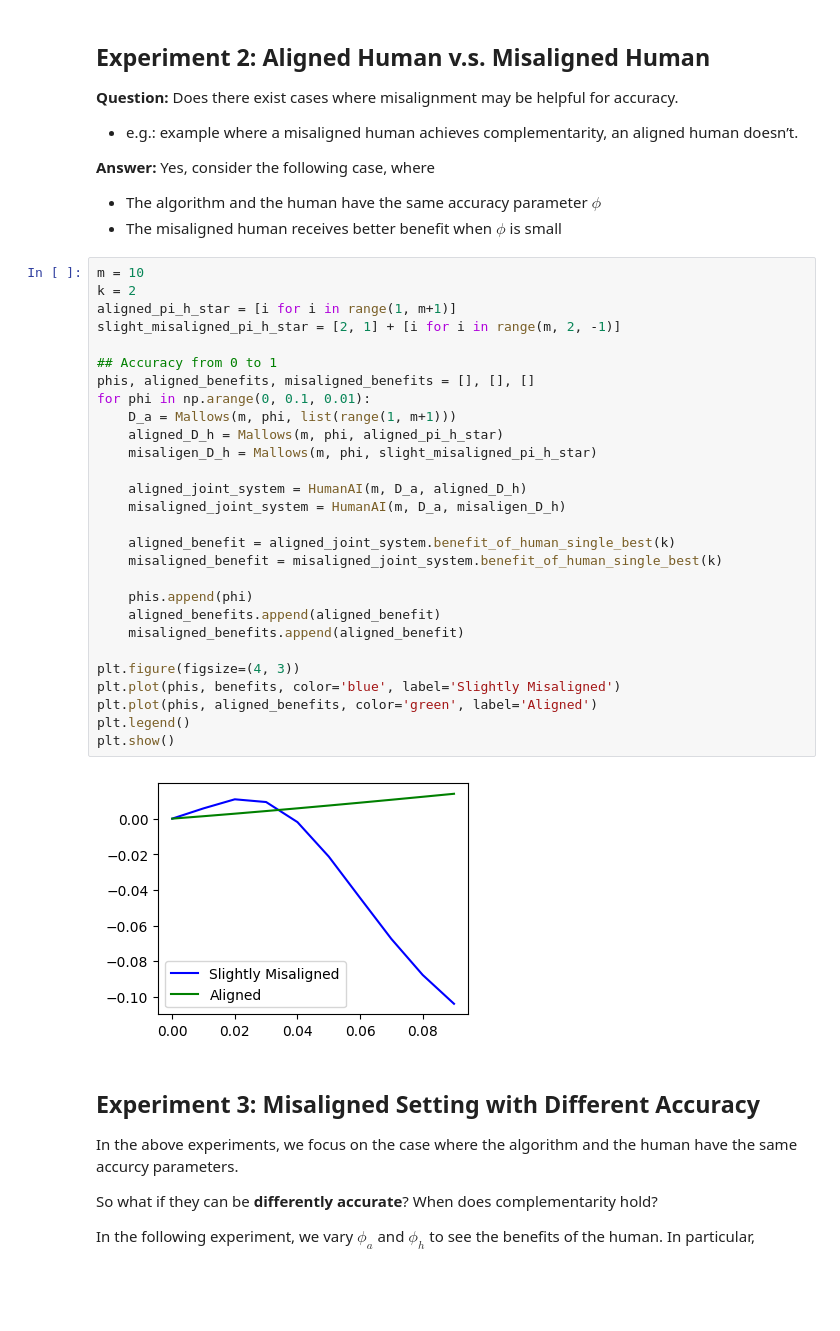
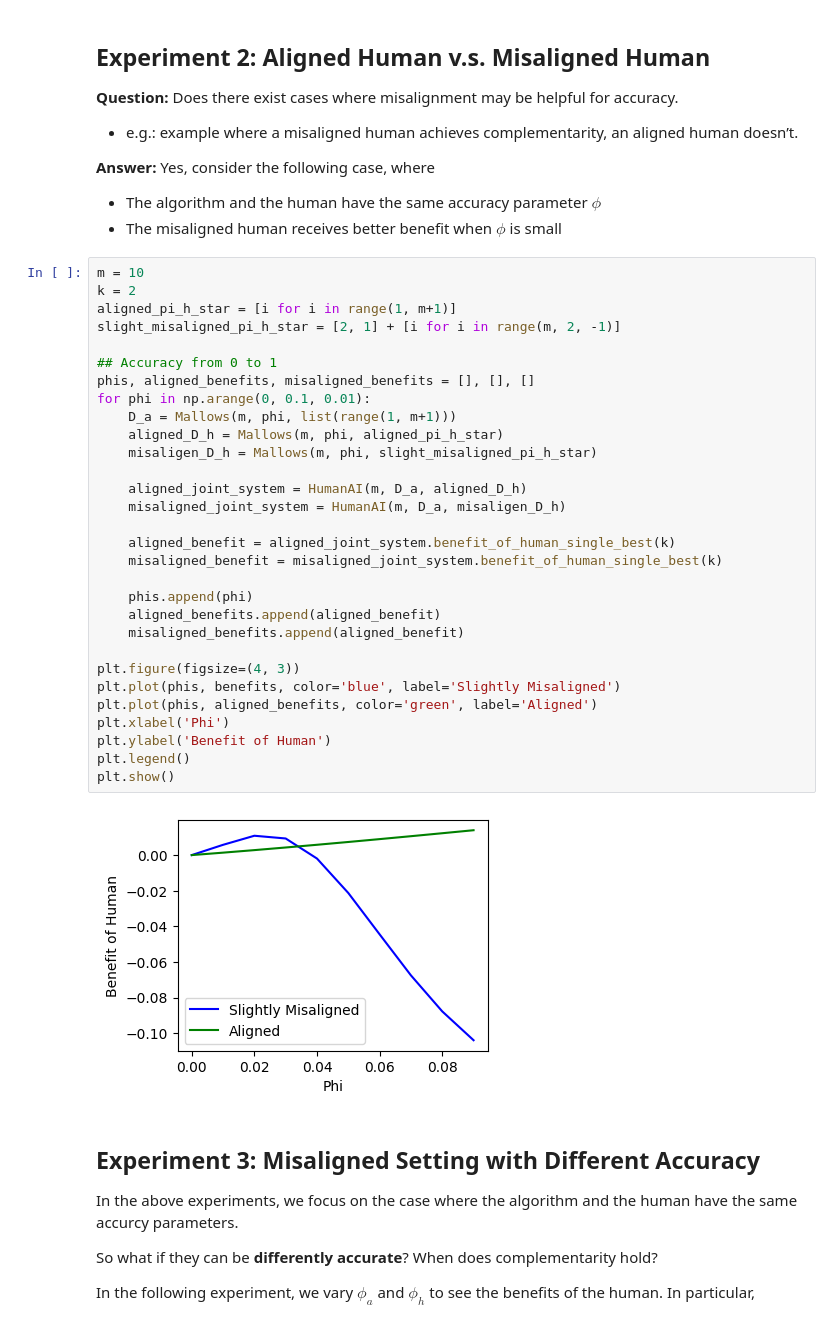
Before and after one commit to sjxer723/Two-List-Problem, a Jupyter notebook: misalignment.ipynb, the cells around one changed output. Cells and saved outputs as stored; diff of their text form; blank space fills up the shorter version.

```diff
--- a/misalignment.ipynb
+++ b/misalignment.ipynb
@@ -50,33 +52,35 @@ plt.show()
 # %%
 m = 10
 k = 2
 aligned_pi_h_star = [i for i in range(1, m+1)]
 slight_misaligned_pi_h_star = [2, 1] + [i for i in range(m, 2, -1)]
 
 ## Accuracy from 0 to 1
 phis, aligned_benefits, misaligned_benefits = [], [], []
 for phi in np.arange(0, 0.1, 0.01):
     D_a = Mallows(m, phi, list(range(1, m+1)))
     aligned_D_h = Mallows(m, phi, aligned_pi_h_star)
     misaligen_D_h = Mallows(m, phi, slight_misaligned_pi_h_star)
 
     aligned_joint_system = HumanAI(m, D_a, aligned_D_h)
     misaligned_joint_system = HumanAI(m, D_a, misaligen_D_h)
 
     aligned_benefit = aligned_joint_system.benefit_of_human_single_best(k)
     misaligned_benefit = misaligned_joint_system.benefit_of_human_single_best(k)
 
     phis.append(phi)
     aligned_benefits.append(aligned_benefit)
     misaligned_benefits.append(aligned_benefit)
 
 plt.figure(figsize=(4, 3))
 plt.plot(phis, benefits, color='blue', label='Slightly Misaligned')
 plt.plot(phis, aligned_benefits, color='green', label='Aligned')
+plt.xlabel('Phi')
+plt.ylabel('Benefit of Human')
 plt.legend()
 plt.show()
 # %% [output]
-[figure, old version]
+[figure, new version]
 # %% [markdown]
 ## Experiment 3: Misaligned Setting with Different Accuracy
 
```
Also changed, not shown: parts of 2 cells of this notebook.
